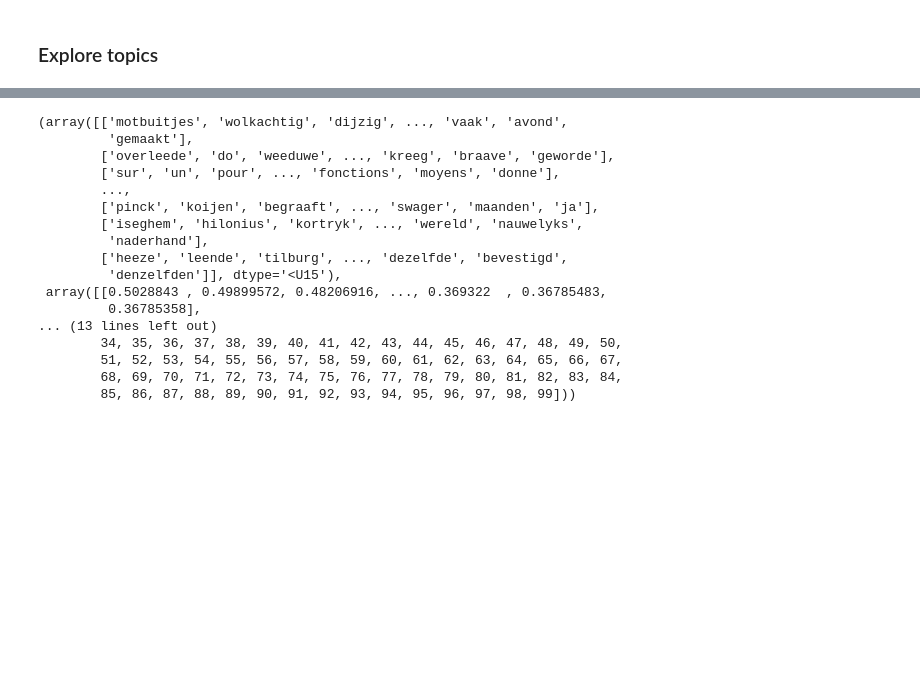
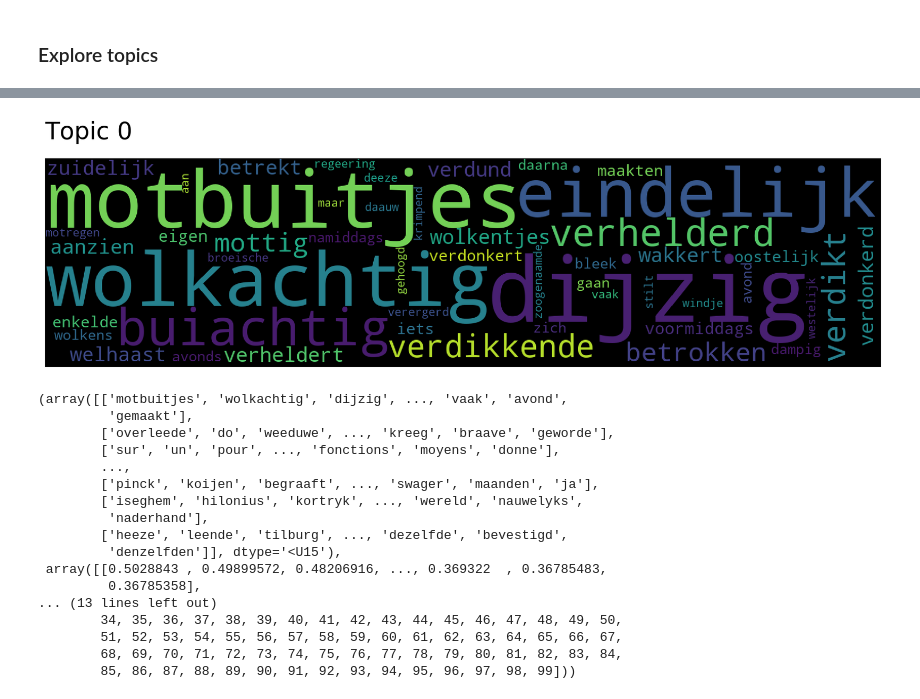
Before and after one commit to centre-for-humanities-computing/dutch-chronicles, a Jupyter notebook: notebooks/top2vec_training.ipynb, the cells around one changed output, grey strips where cells are left out. Drawn from its saved outputs; the diff is of its cells as text; code cells hidden in the pictures; blank space fills up the shorter version.

```diff
--- a/notebooks/top2vec_training.ipynb
+++ b/notebooks/top2vec_training.ipynb
@@ -151,3 +155,7 @@ np.save('/work/62138/models/representation_final_50_reduced.npy', merged)
+# %%
+model.generate_topic_wordcloud(0)
+# %% [output]
+[figure, added]
 # %%
 model.get_topics(reduced=True)
 # %% [output]
```
Also changed, not shown: parts of 3 cells of this notebook.
